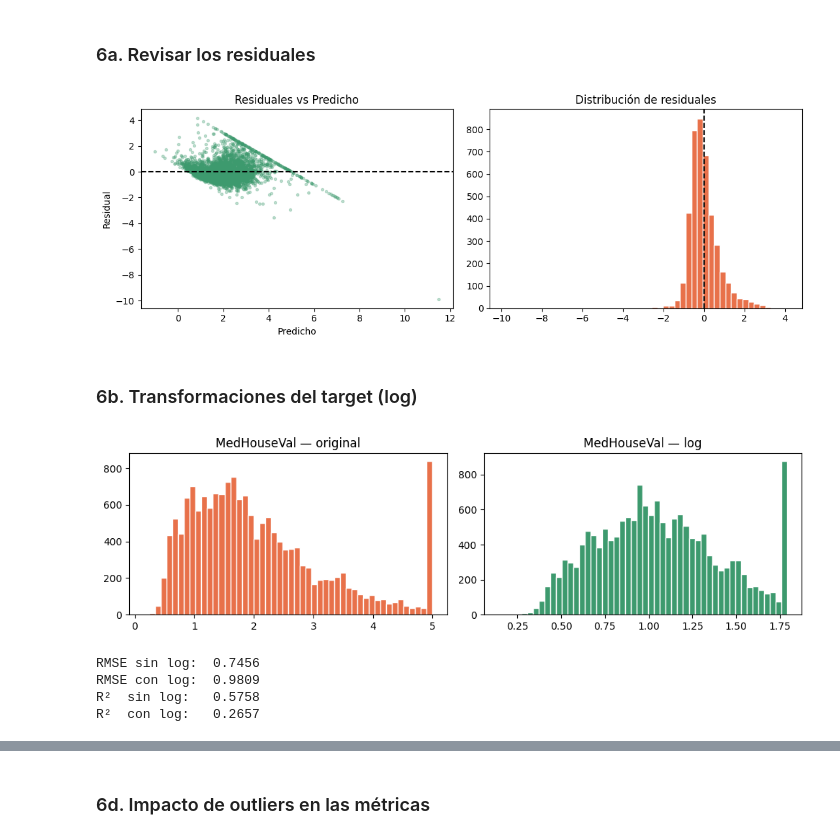
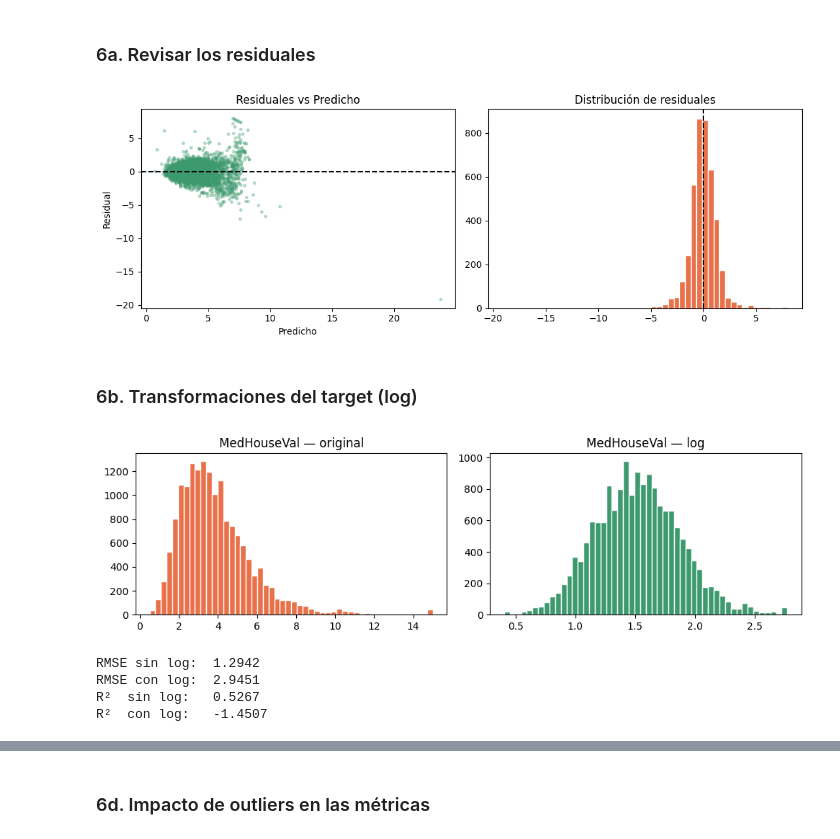
Before and after one commit to CatherineCabreraTT24/S11-Supervised-Learning, a Jupyter notebook: Webinar 2 Teoría/W2_Scaling_Metricas.ipynb, the cells around one changed output, grey strips where cells are left out. Cells and saved outputs as stored; diff of their text form; code cells hidden in the pictures.

```diff
--- a/Webinar 2 Teoría/W2_Scaling_Metricas.ipynb
+++ b/Webinar 2 Teoría/W2_Scaling_Metricas.ipynb
@@ -224,11 +293,21 @@ Primero entrenamos un modelo base para tener predicciones sobre las que medir.
+# %%
+X=housing.drop(columns=['MedInc','Longitude','AveBedrms'])
+y=housing['MedInc']
+
+X_train_hsc, X_test_hsc, y_train_hsc, y_test_hsc = train_test_split(X, y, test_size=0.2, random_state=42)
 # %%
+# scaling
+scaler_hsc = RobustScaler()
+X_train_hsc_scaled = scaler_hsc.fit_transform(X_train_hsc)
+X_test_hsc_scaled = scaler_hsc.transform(X_test_hsc)
+
 # Modelo base: regresión lineal sobre California Housing
 lr = LinearRegression()
-lr.fit(X_train_hsc, y_train_h)
-y_pred = lr.predict(X_test_hsc)
+lr.fit(X_train_hsc_scaled, y_train_hsc)
+y_pred = lr.predict(X_test_hsc_scaled)
 
 # Ver algunas predicciones vs reales
-comparacion = pd.DataFrame({'real': y_test_h.values[:8], 'predicho': y_pred[:8].round(2)})
+comparacion = pd.DataFrame({'real': y_test_hsc.values[:8], 'predicho': y_pred[:8].round(2)})
 comparacion['error'] = (comparacion['real'] - comparacion['predicho']).round(2)
 comparacion
 # %% [output]
@@ -342,7 +423,7 @@ Cuando las métricas son malas, hay un checklist ordenado:
 # %% [markdown]
 ### 6a. Revisar los residuales
 # %%
-residuales = y_test_h.values - y_pred
+residuales = y_test_hsc.values - y_pred
 
 fig, axes = plt.subplots(1, 2, figsize=(11, 4))
 
@@ -363,23 +444,23 @@ plt.show()
 
 # Si hay patrón en los residuales → el modelo está perdiendo estructura
 # %% [output]
-[figure, old version]
+[figure, new version]
 # %% [markdown]
 ### 6b. Transformaciones del target (log)
 # %%
 # Si el target tiene distribución muy sesgada, log puede ayudar
 fig, axes = plt.subplots(1, 2, figsize=(10, 3))
-axes[0].hist(y_train_h, bins=50, color='#E8714A', edgecolor='white')
+axes[0].hist(y_train_hsc, bins=50, color='#E8714A', edgecolor='white')
 axes[0].set_title('MedHouseVal — original')
-axes[1].hist(np.log1p(y_train_h), bins=50, color='#3D9A6E', edgecolor='white')
+axes[1].hist(np.log1p(y_train_hsc), bins=50, color='#3D9A6E', edgecolor='white')
 axes[1].set_title('MedHouseVal — log')
 plt.tight_layout()
 plt.show()
 # %% [output]
-[figure, old version]
+[figure, new version]
 # %%
 # Entrenar con log del target
-y_train_log = np.log1p(y_train_h)
+y_train_log = np.log1p(y_train_hsc)
 
 lr_log = LinearRegression()
 lr_log.fit(X_train_hsc, y_train_log)
@@ -387,12 +468,12 @@ lr_log.fit(X_train_hsc, y_train_log)
 # Predicciones: deshacer el log con expm1
 y_pred_log = np.expm1(lr_log.predict(X_test_hsc))
 
-print(f"RMSE sin log:  {np.sqrt(mean_squared_error(y_test_h, y_pred)):.4f}")
-print(f"RMSE con log:  {np.sqrt(mean_squared_error(y_test_h, y_pred_log)):.4f}")
-print(f"R²  sin log:   {r2_score(y_test_h, y_pred):.4f}")
-print(f"R²  con log:   {r2_score(y_test_h, y_pred_log):.4f}")
+print(f"RMSE sin log:  {np.sqrt(mean_squared_error(y_test_hsc, y_pred)):.4f}")
+print(f"RMSE con log:  {np.sqrt(mean_squared_error(y_test_hsc, y_pred_log)):.4f}")
+print(f"R²  sin log:   {r2_score(y_test_hsc, y_pred):.4f}")
+print(f"R²  con log:   {r2_score(y_test_hsc, y_pred_log):.4f}")
 # %% [output]
-RMSE sin log:  0.7456
-RMSE con log:  0.9809
-R²  sin log:   0.5758
-R²  con log:   0.2657
+RMSE sin log:  1.2942
+RMSE con log:  2.9451
+R²  sin log:   0.5267
+R²  con log:   -1.4507
```
Also changed, not shown: parts of 13 cells of this notebook, 2 other files.
